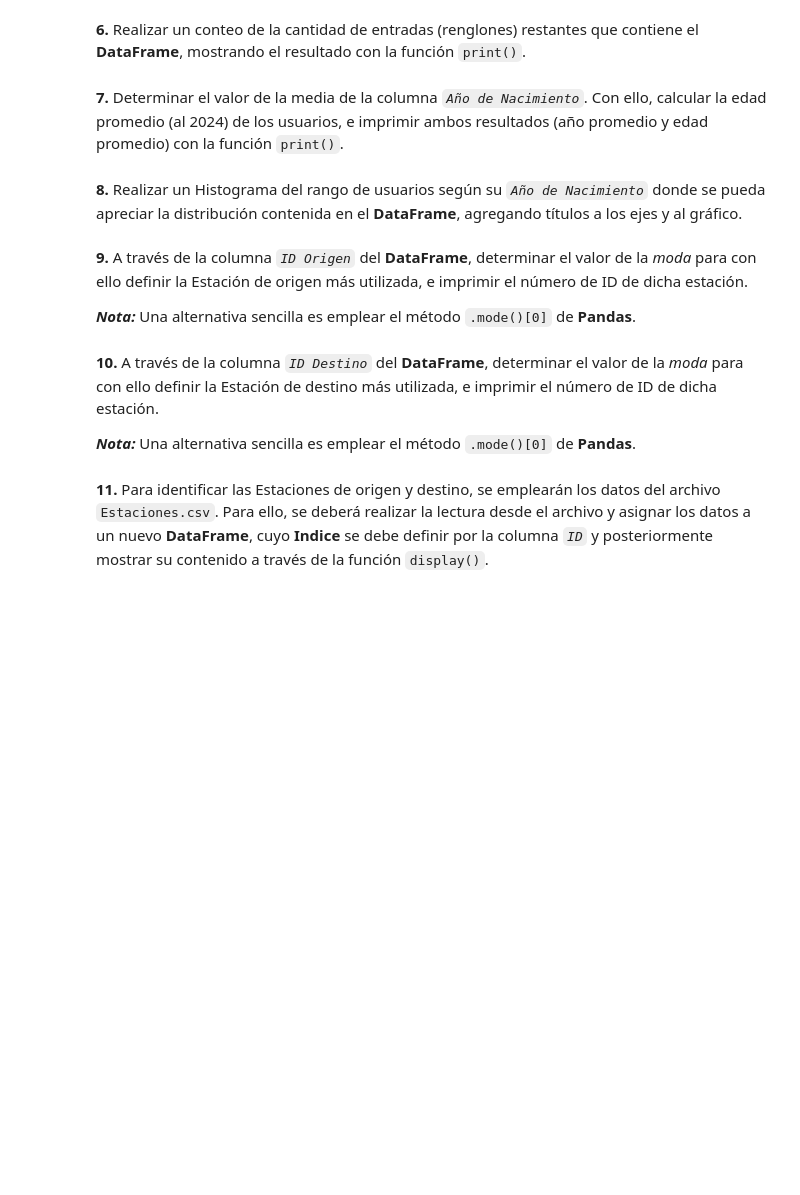
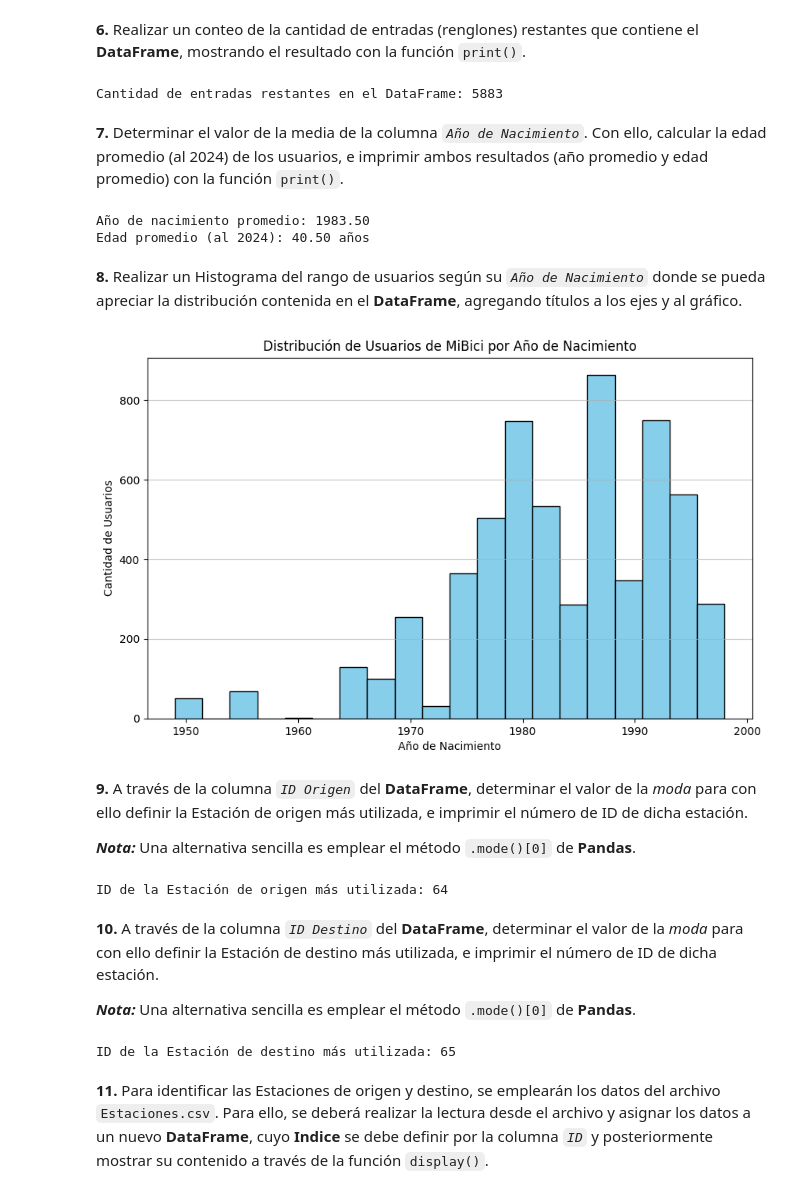
Before and after one commit to Santiago-CS/PAD2026, a Jupyter notebook: Evaluacion/Evaluacion.ipynb, the cells around one changed output. Saved outputs shown, nothing was run; the diff lists cells and outputs as text; code cells hidden in the pictures; blank space fills up the shorter version.

```diff
--- a/Evaluacion/Evaluacion.ipynb
+++ b/Evaluacion/Evaluacion.ipynb
@@ -61,3 +92,9 @@ Para este análisis, se deben realizar los reactivos descritos a continuación.
 **2.** Convertir las columnas *`Fecha Inicio Viaje`* y *`Fecha Fin Viaje`* a formato de fecha, mostrando los tipos de datos contenidos en el **DataFrame** con el método `dtypes`.
 # %%
 # Código del Reactivo 2
+# Convertimos las columnas a formato datetime
+df['Fecha Inicio Viaje'] = pd.to_datetime(df['Fecha Inicio Viaje'], format='mixed')
+df['Fecha Fin Viaje'] = pd.to_datetime(df['Fecha Fin Viaje'], format='mixed')
+
+# Mostramos los tipos de datos
+print(df.dtypes)
@@ -69,3 +133,8 @@ Para este análisis, se deben realizar los reactivos descritos a continuación.
 **4.** Debido a que es necesario contar con la información completa para cada columna, es posible realizar la eliminación de los renglones que contienen valores nulos. El siguiente paso es eliminar esos renglones y mostrar que ya no se tienen datos nulos en el **DataFrame**.
 # %%
 # Código del Reactivo 4
+# Eliminamos los renglones con valores nulos
+df = df.dropna()
+
+# Comprobamos que ya no hay datos nulos
+print(df.isnull().sum())
@@ -73,3 +154,11 @@ Para este análisis, se deben realizar los reactivos descritos a continuación.
 **5.** Convertir los datos de la columna *`ID Usuario`* a valores enteros para posteriormente definir esa columna como el **Indice** del **DataFrame**, indicando que se haga un ordenamiento a través de la misma con el método `sort_index()`, mostrando el contenido del **DataFrame** final a través de la función `display()`.
 # %%
 # Código del Reactivo 5
+# Convertimos a entero
+df['ID Usuario'] = df['ID Usuario'].astype(int)
+
+# Definimos como índice y ordenamos
+df = df.set_index('ID Usuario').sort_index()
+
+# Mostramos el resultado
+display(df)
@@ -77,26 +181,67 @@ Para este análisis, se deben realizar los reactivos descritos a continuación.
 **6.** Realizar un conteo de la cantidad de entradas (renglones) restantes que contiene el **DataFrame**, mostrando el resultado con la función `print()`.
 # %%
 # Código del Reactivo 6
+# Contamos y mostramos la cantidad de renglones restantes
+print(f"Cantidad de entradas restantes en el DataFrame: {len(df)}")
+# %% [output]
+Cantidad de entradas restantes en el DataFrame: 5883
 # %% [markdown]
 **7.** Determinar el valor de la media de la columna *`Año de Nacimiento`*. Con ello, calcular la edad promedio (al 2024) de los usuarios, e imprimir ambos resultados (año promedio y edad promedio) con la función `print()`.
 # %%
 # Código del Reactivo 7
+# Calculamos la media del año de nacimiento
+anio_promedio = df['Año de Nacimiento'].mean()
+
+# Calculamos la edad promedio al 2024
+edad_promedio = 2024 - anio_promedio
+
+print(f"Año de nacimiento promedio: {anio_promedio:.2f}")
+print(f"Edad promedio (al 2024): {edad_promedio:.2f} años")
+# %% [output]
+Año de nacimiento promedio: 1983.50
+Edad promedio (al 2024): 40.50 años
 # %% [markdown]
 **8.** Realizar un Histograma del rango de usuarios según su *`Año de Nacimiento`* donde se pueda apreciar la distribución contenida en el **DataFrame**, agregando títulos a los ejes y al gráfico.
 # %%
 # Código del Reactivo 8
+# Creamos el histograma
+plt.figure(figsize=(10, 6))
+plt.hist(df['Año de Nacimiento'], bins=20, edgecolor='black', color='skyblue')
+
+# Agregamos títulos y etiquetas
+plt.title('Distribución de Usuarios de MiBici por Año de Nacimiento')
+plt.xlabel('Año de Nacimiento')
+plt.ylabel('Cantidad de Usuarios')
+
+# Mostramos el gráfico
+plt.grid(axis='y', alpha=0.75)
+plt.show()
+# %% [output]
+[figure, added]
 # %% [markdown]
 **9.** A través de la columna *`ID Origen`* del **DataFrame**, determinar el valor de la *moda* para con ello definir la Estación de origen más utilizada, e imprimir el número de ID de dicha estación.
 
 ***Nota:*** Una alternativa sencilla es emplear el método `.mode()[0]` de **Pandas**.
 # %%
 # Código del Reactivo 9
+# Calculamos la moda de la estación de origen
+estacion_origen_moda = df['ID Origen'].mode()[0]
+
+print(f"ID de la Estación de origen más utilizada: {int(estacion_origen_moda)}")
+# %% [output]
+ID de la Estación de origen más utilizada: 64
 # %% [markdown]
 **10.** A través de la columna *`ID Destino`* del **DataFrame**, determinar el valor de la *moda* para con ello definir la Estación de destino más utilizada, e imprimir el número de ID de dicha estación.
 
 ***Nota:*** Una alternativa sencilla es emplear el método `.mode()[0]` de **Pandas**.
 # %%
 # Código del Reactivo 10
+# Calculamos la moda de la estación de destino
+estacion_destino_moda = df['ID Destino'].mode()[0]
+
+print(f"ID de la Estación de destino más utilizada: {int(estacion_destino_moda)}")
+# %% [output]
+ID de la Estación de destino más utilizada: 65
 # %% [markdown]
 **11.** Para identificar las Estaciones de origen y destino, se emplearán los datos del archivo `Estaciones.csv`. Para ello, se deberá realizar la lectura desde el archivo y asignar los datos a un nuevo **DataFrame**, cuyo **Indice** se debe definir por la columna *`ID`* y posteriormente mostrar su contenido a través de la función `display()`.
 # %%
```
Also changed, not shown: parts of 11 cells of this notebook.
